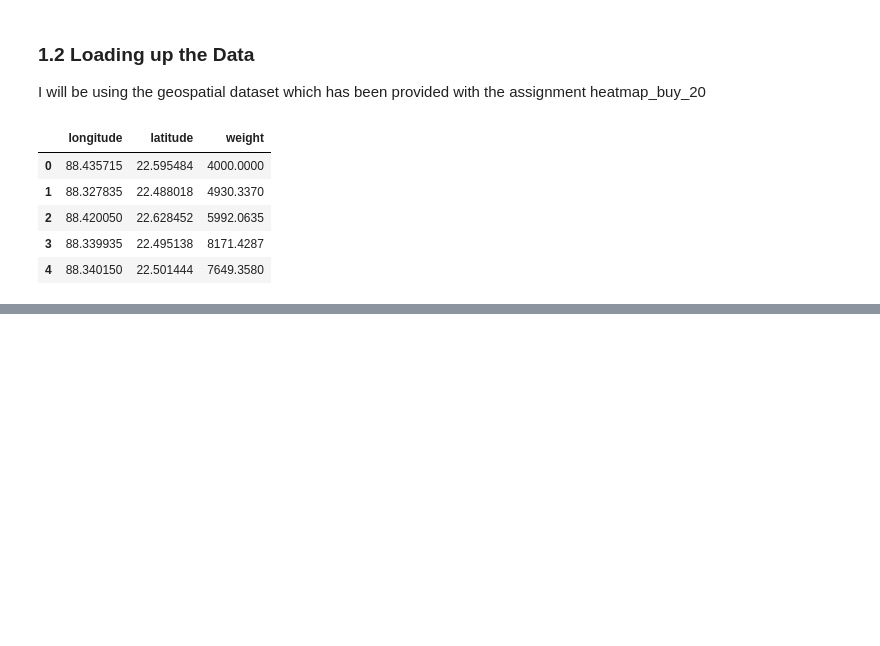
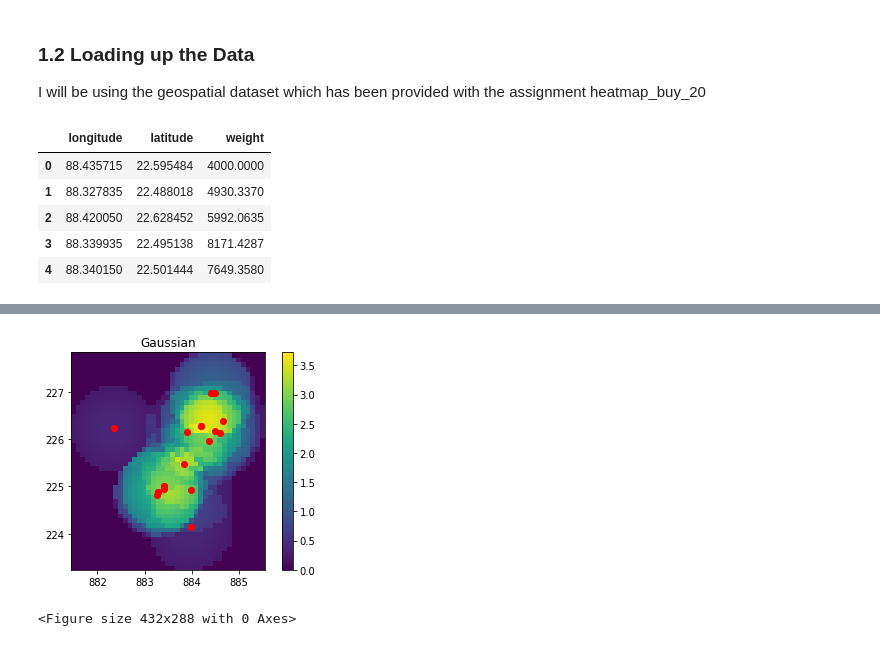
Before and after one commit to the-kezian-diary/GeoSpatial_HeatMaps_Python, a Jupyter notebook: main.ipynb, the cells around one changed output, grey strips where cells are left out. Drawn from its saved outputs; the diff is of its cells as text; code cells hidden in the pictures; blank space fills up the shorter version.

```diff
--- a/main.ipynb
+++ b/main.ipynb
@@ -60,0 +155,43 @@ map.save('heatmap.html')
+# %%
+# gaussian Kernel
+
+g_intensity_list=[]
+for j in range(len(x_center)):
+    g_intensity_row=[]
+    for k in range(len(x_center[0])):
+        g_kde_value_list=[]
+        g_weight_value_list =[]
+        for i in range(len(longitude)):
+            #CALCULATE DISTANCE
+            d=math.sqrt((x_center[j][k]-longitude[i])**2+(y_center[j][k]-lattitude[i])**2)
+            if d<=radius:
+                p=kde_gaussian(d,radius)
+            else:
+                p=0
+            g_kde_value_list.append(p)
+            if x_mesh[j][k] in longitude and y_mesh[j][k] in lattitude:
+                w=weights[i]
+            else:
+                w=0
+            g_weight_value_list.append(w)
+
+
+
+        #SUM ALL INTENSITY VALUE
+        g_p_total= sum(g_kde_value_list) + sum(g_weight_value_list)
+        g_intensity_row.append(g_p_total)
+    g_intensity_list.append(g_intensity_row)
+
+# Drawing heatmap
+g_plt = plt
+g_intensity=np.array(g_intensity_list)
+g_plt.plot(longitude,lattitude,'ro')
+g_plt.pcolormesh(x_mesh,y_mesh,g_intensity)
+g_plt.axis('scaled')
+g_plt.colorbar()
+g_plt.title("Gaussian")
+g_plt.show()
+g_plt.savefig('gaussian_heatmap.png')
+# %% [output]
+[figure, added]
+<Figure size 432x288 with 0 Axes>
```
Also changed, not shown: parts of 14 cells of this notebook, 2 other files.
